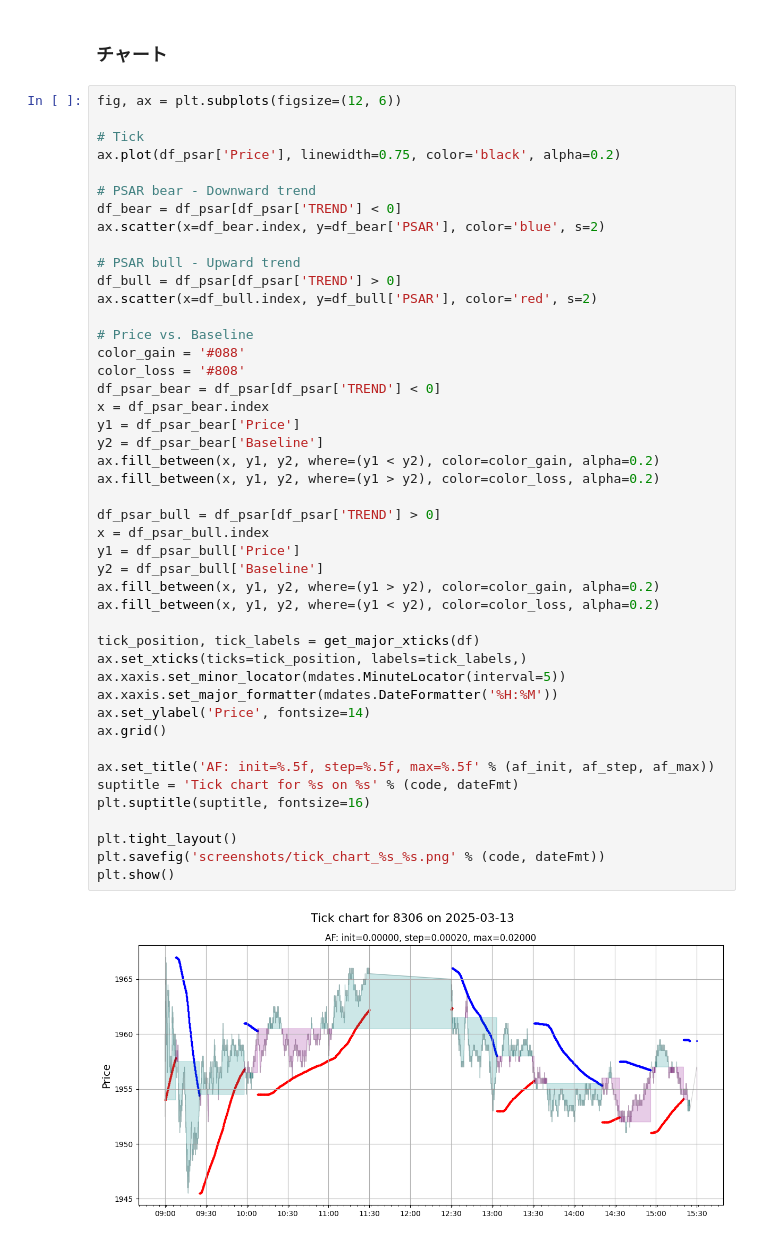
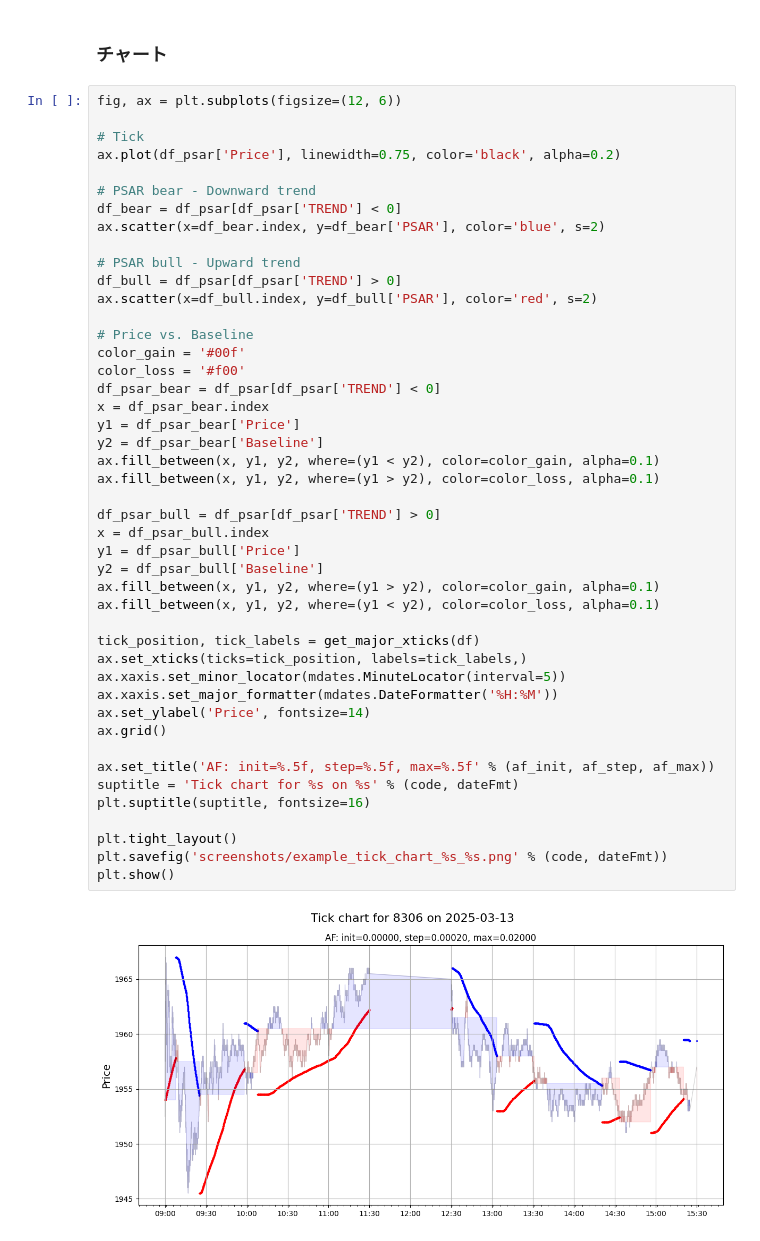
Before and after one commit to bitwalk123/day_trade_simulator, a Jupyter notebook: jupyter/example_rtpsar_demo.ipynb, the cells around one changed output. Drawn from its saved outputs; the diff is of its cells as text.

```diff
--- a/jupyter/example_rtpsar_demo.ipynb
+++ b/jupyter/example_rtpsar_demo.ipynb
@@ -127,38 +127,38 @@ ax.scatter(x=df_bear.index, y=df_bear['PSAR'], color='blue', s=2)
 
 # PSAR bull - Upward trend
 df_bull = df_psar[df_psar['TREND'] > 0]
 ax.scatter(x=df_bull.index, y=df_bull['PSAR'], color='red', s=2)
 
 # Price vs. Baseline
-color_gain = '#088'
-color_loss = '#808'
+color_gain = '#00f'
+color_loss = '#f00'
 df_psar_bear = df_psar[df_psar['TREND'] < 0]
 x = df_psar_bear.index
 y1 = df_psar_bear['Price']
 y2 = df_psar_bear['Baseline']
-ax.fill_between(x, y1, y2, where=(y1 < y2), color=color_gain, alpha=0.2)
-ax.fill_between(x, y1, y2, where=(y1 > y2), color=color_loss, alpha=0.2)
+ax.fill_between(x, y1, y2, where=(y1 < y2), color=color_gain, alpha=0.1)
+ax.fill_between(x, y1, y2, where=(y1 > y2), color=color_loss, alpha=0.1)
 
 df_psar_bull = df_psar[df_psar['TREND'] > 0]
 x = df_psar_bull.index
 y1 = df_psar_bull['Price']
 y2 = df_psar_bull['Baseline']
-ax.fill_between(x, y1, y2, where=(y1 > y2), color=color_gain, alpha=0.2)
-ax.fill_between(x, y1, y2, where=(y1 < y2), color=color_loss, alpha=0.2)
+ax.fill_between(x, y1, y2, where=(y1 > y2), color=color_gain, alpha=0.1)
+ax.fill_between(x, y1, y2, where=(y1 < y2), color=color_loss, alpha=0.1)
 
 tick_position, tick_labels = get_major_xticks(df)
 ax.set_xticks(ticks=tick_position, labels=tick_labels,)
 ax.xaxis.set_minor_locator(mdates.MinuteLocator(interval=5))
 ax.xaxis.set_major_formatter(mdates.DateFormatter('%H:%M'))
 ax.set_ylabel('Price', fontsize=14)
 ax.grid()
 
 ax.set_title('AF: init=%.5f, step=%.5f, max=%.5f' % (af_init, af_step, af_max))
 suptitle = 'Tick chart for %s on %s' % (code, dateFmt)
 plt.suptitle(suptitle, fontsize=16)
 
 plt.tight_layout()
-plt.savefig('screenshots/tick_chart_%s_%s.png' % (code, dateFmt))
+plt.savefig('screenshots/example_tick_chart_%s_%s.png' % (code, dateFmt))
 plt.show()
 # %% [output]
-[figure, old version]
+[figure, new version]
```
Also changed, not shown: 2 other files.
